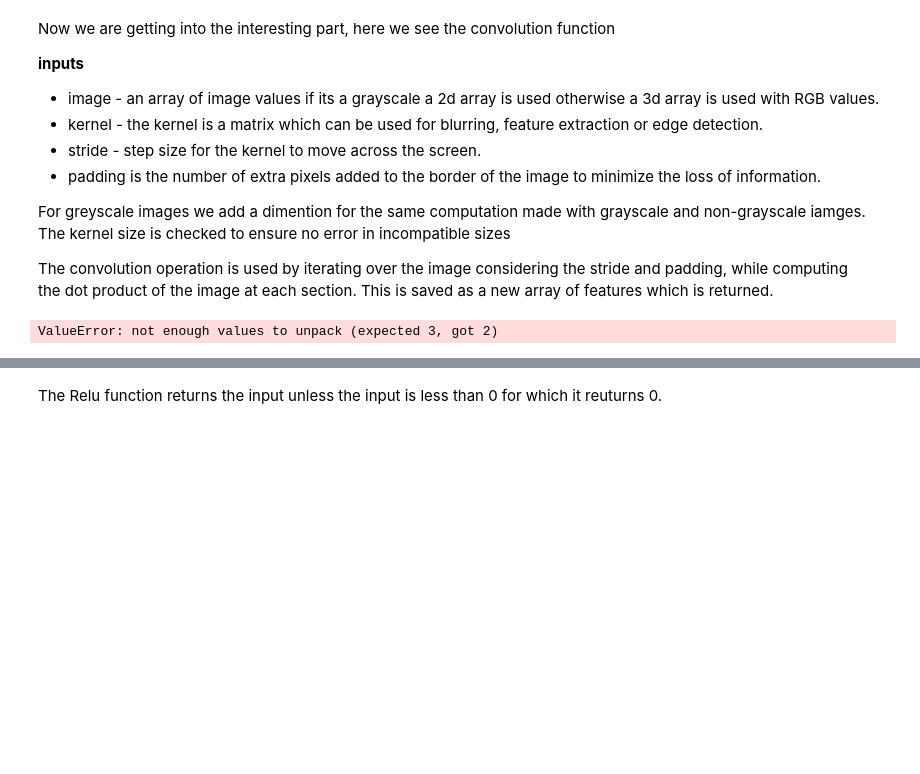
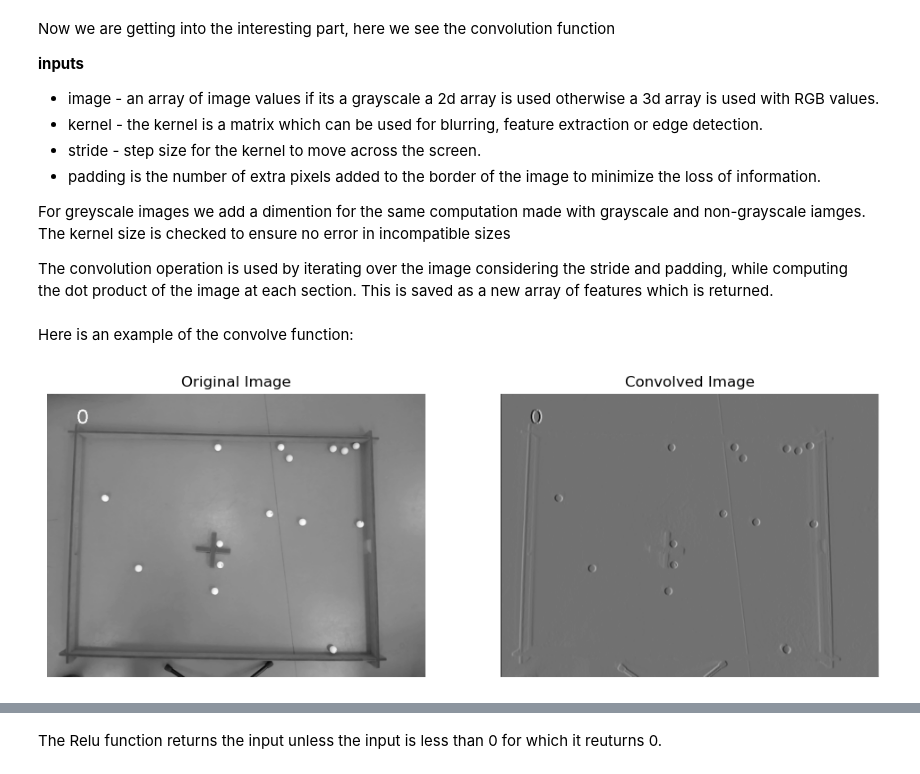
Before and after one commit to UffeBC/MachineLearning, a Jupyter notebook: models/baseline.ipynb, the cells around one changed output, grey strips where cells are left out. Cells and saved outputs as stored; diff of their text form; code cells hidden in the pictures; blank space fills up the shorter version.

```diff
--- a/models/baseline.ipynb
+++ b/models/baseline.ipynb
@@ -240,60 +239,40 @@ def convolve2d(image, kernel, stride=1, padding=1):
                 )
 
     return output
-# %%
-from PIL import Image
-import numpy as np
-# Load an image
-img = Image.open('../images/image_1.png')
-
-# Convert image to grayscale to match the 2D kernel
-img_gray = img.convert('L')  # Convert to grayscale
-img_np = np.array(img_gray)  # Convert to numpy array
-
-# Define a simple edge-detection kernel
-kernel = np.array([[1, 0, -1],
-                   [1, 0, -1],
-                   [1, 0, -1]])
-
-# Adjust kernel to have a channel dimension if working with color images
-# Since img_gray is used, this step is optional and shown for educational purposes:
-# kernel = kernel[:, :, np.newaxis]  # Add a channel dimension
-
-# Apply the convolution operation
-convolved_image = convolve2d(img_np, kernel, stride=1, padding=1)
-
-# Display the convolved image using matplotlib
-import matplotlib.pyplot as plt
-
-plt.imshow(convolved_image, cmap='gray')
-plt.title('Convolved Image')
-plt.axis('off')
-plt.show()
-# %% [output]
-ValueError: not enough values to unpack (expected 3, got 2)
+# %% [markdown]
+Here is an example of the convolve function:
 # %%
-import matplotlib.pyplot as plt
-import numpy as np
+# Load an image and convert to a numpy array
+img_path = '../images/image_1.png'  # Change this to the path of your image
+img = Image.open(img_path).convert('L')  # Convert to grayscale for simplicity
+img_np = np.array(img)
 
+# Define a simple edge-detection kernel and add a channel dimension
+kernel = np.array([[1, 0, -1],
+                   [1, 0, -1],
+                   [1, 0, -1]])
+kernel = kernel[:, :, np.newaxis]  # Add a channel dimension to match the grayscale channel
+
+# Apply the convolution operation
+convolved_image = convolve2d(img_np, kernel, stride=1, padding=1)
+
+# Visualize the original and the convolved images
 def visualize_images(original_img, convolved_img):
-    """
-    Visualize the original and convolved images side by side.
-
-    Args:
-    original_img (np.array): The original image.
-    convolved_img (np.array): The image after convolution.
-    """
     # Normalize the convolved image for better visualization
     convolved_img_normalized = (convolved_img - convolved_img.min()) / (convolved_img.max() - convolved_img.min())
 
     # Plot the original and the convolved images
     fig, axes = plt.subplots(1, 2, figsize=(12, 6))
     axes[0].imshow(original_img, cmap='gray')
     axes[0].set_title('Original Image')
     axes[0].axis('off')
 
     axes[1].imshow(convolved_img_normalized, cmap='gray')
     axes[1].set_title('Convolved Image')
     axes[1].axis('off')
 
     plt.show()
+
+visualize_images(img_np, convolved_image)
+# %% [output]
+[figure, added]
```
Also changed, not shown: parts of 26 cells of this notebook.
